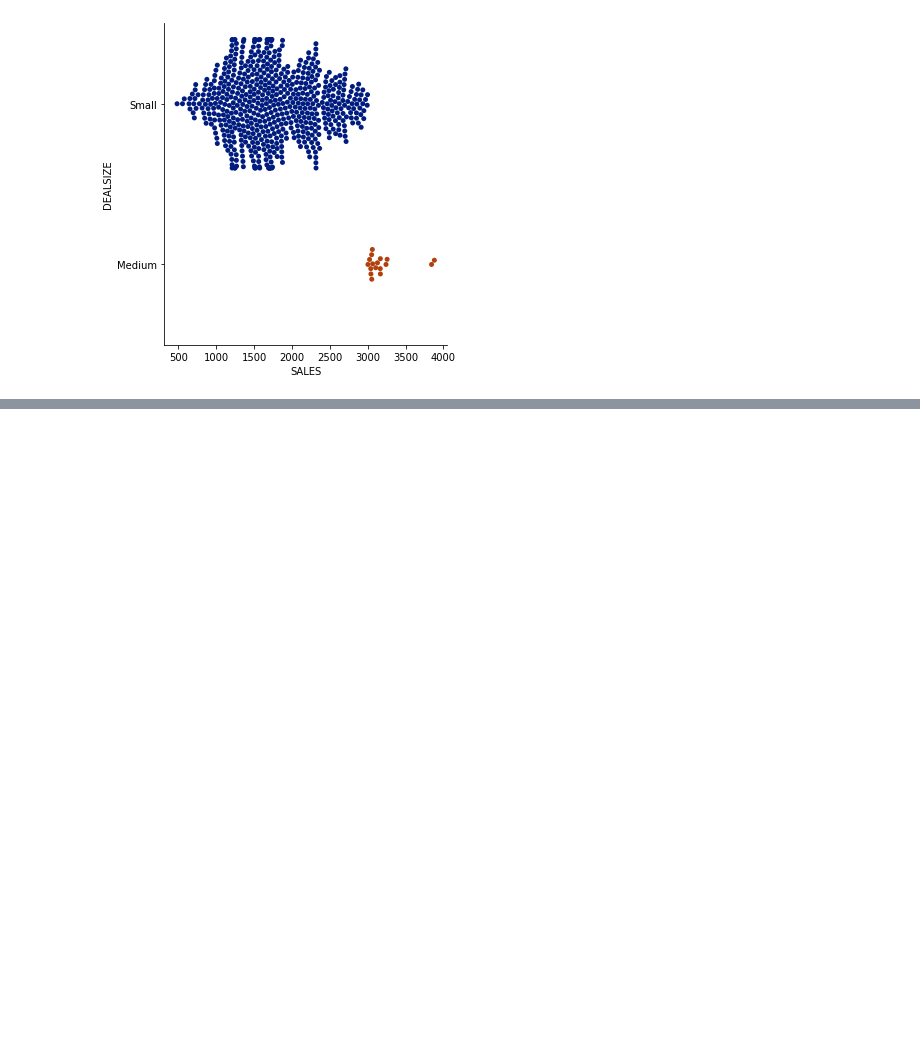
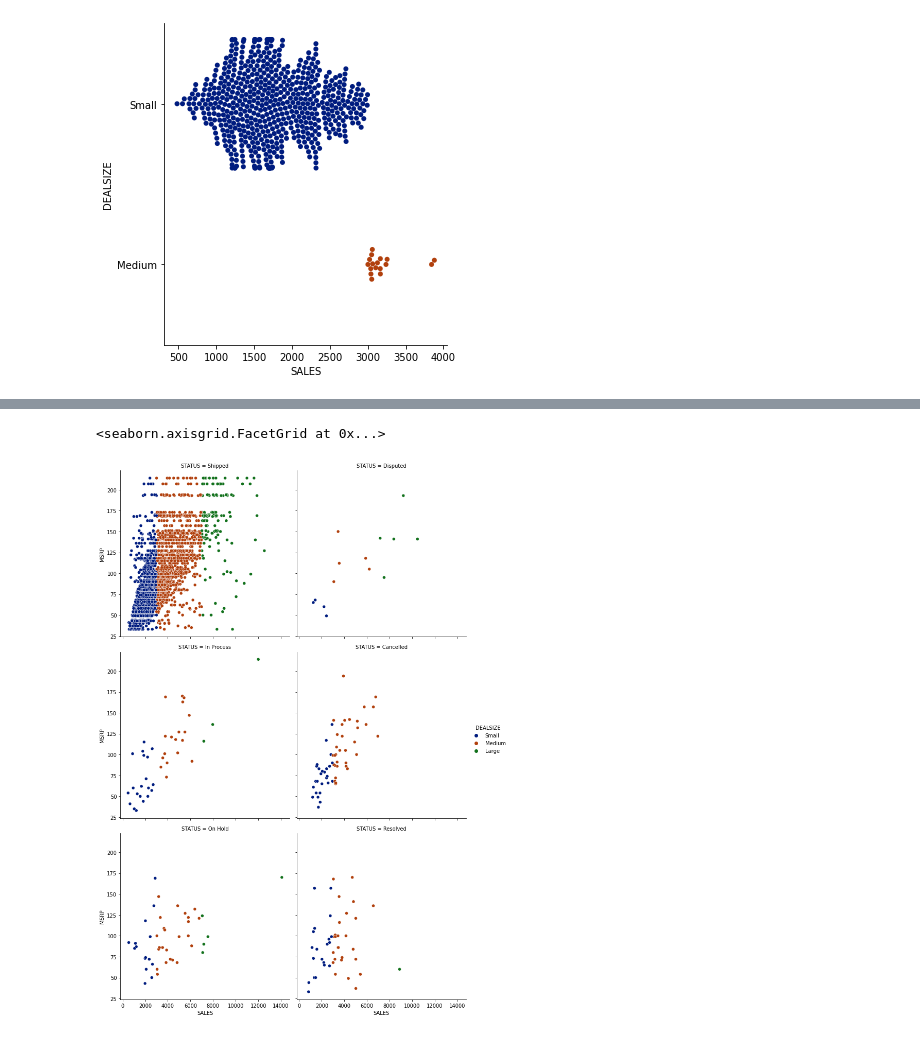
Before and after one commit to dsarvan/analytics, a Jupyter notebook: Seaborn/statisticalplots.ipynb, the cells around one changed output, grey strips where cells are left out. Drawn from its saved outputs; the diff is of its cells as text; code cells hidden in the pictures; blank space fills up the shorter version.

```diff
--- a/Seaborn/statisticalplots.ipynb
+++ b/Seaborn/statisticalplots.ipynb
@@ -216,0 +240,5 @@ sns.catplot(x='SALES', y='DEALSIZE', data=sales.query('PRICEEACH < 65'), kind='s
+# %%
+sns.relplot(x='SALES', y='MSRP', data=sales, col='STATUS', hue='DEALSIZE', col_wrap=2)
+# %% [output]
+<seaborn.axisgrid.FacetGrid at 0x...>
+[figure, added]
```
Also changed, not shown: parts of 7 cells of this notebook.
